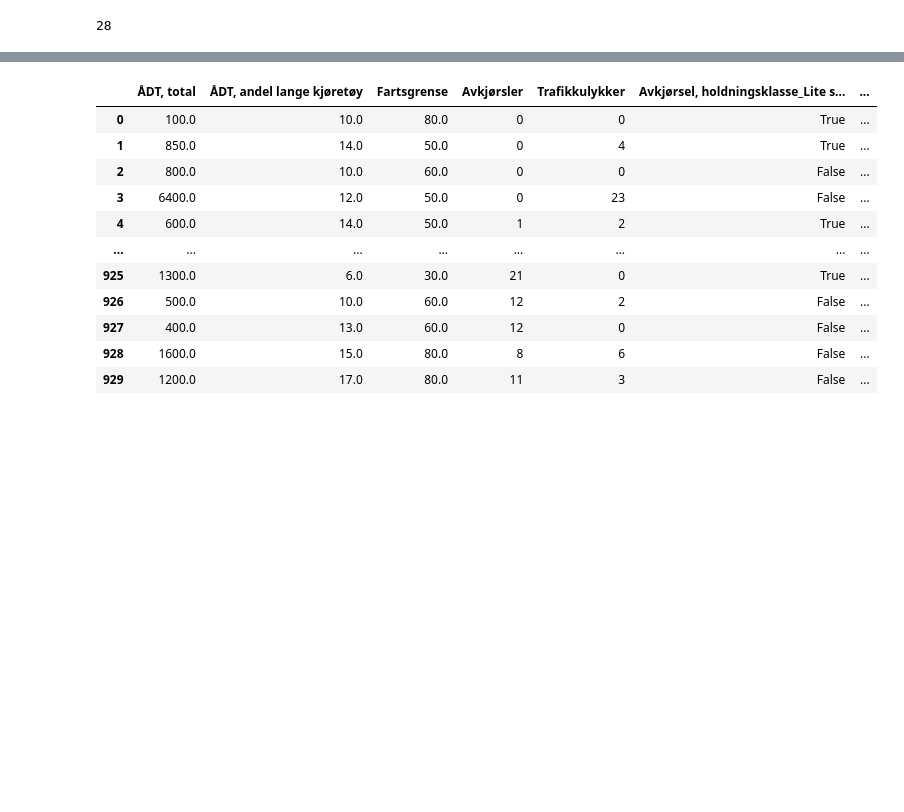
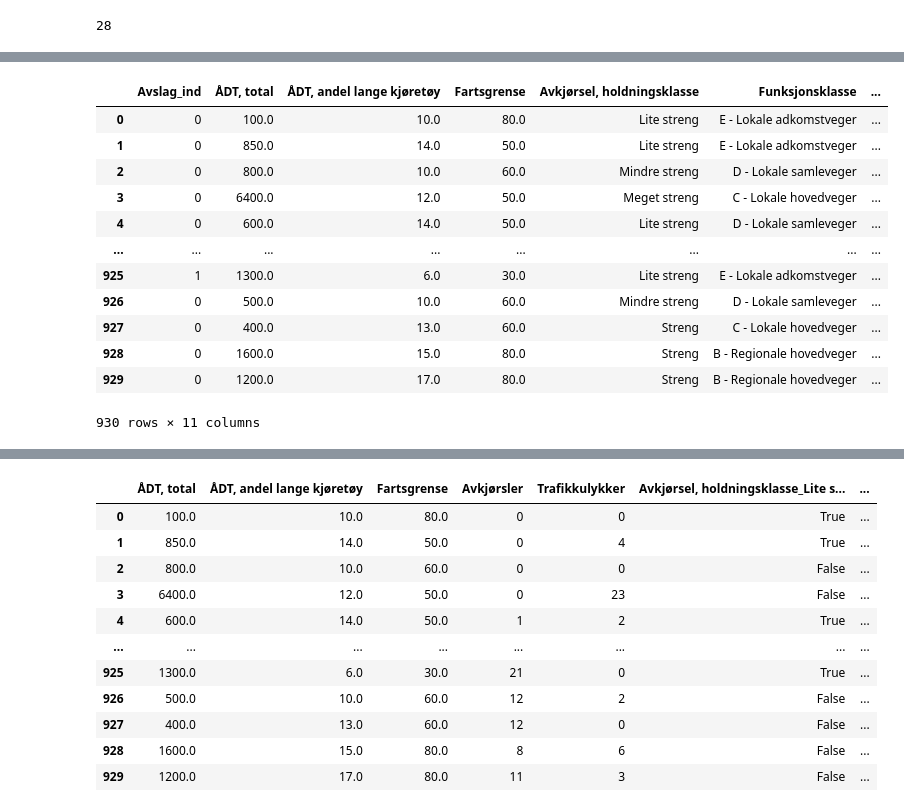
Before and after one commit to sormann/trfkaipoc, a Jupyter notebook: notebooks/avslag_binær-smote.ipynb, the cells around one changed output, grey strips where cells are left out. Drawn from its saved outputs; the diff is of its cells as text; code cells hidden in the pictures; blank space fills up the shorter version.

```diff
--- a/notebooks/avslag_binær-smote.ipynb
+++ b/notebooks/avslag_binær-smote.ipynb
@@ -60,2 +132,18 @@ df_encoded=df_encoded.dropna()
+# %%
+df
+# %% [output]
+|  | Avslag_ind | ÅDT, total | ÅDT, andel lange kjøretøy | Fartsgrense | Avkjørsel, holdningsklasse | Funksjonsklasse | ... |
+| 0 | 0 | 100.0 | 10.0 | 80.0 | Lite streng | E - Lokale adkomstveger | ... |
+| 1 | 0 | 850.0 | 14.0 | 50.0 | Lite streng | E - Lokale adkomstveger | ... |
+| 2 | 0 | 800.0 | 10.0 | 60.0 | Mindre streng | D - Lokale samleveger | ... |
+| 3 | 0 | 6400.0 | 12.0 | 50.0 | Meget streng | C - Lokale hovedveger | ... |
+| 4 | 0 | 600.0 | 14.0 | 50.0 | Lite streng | D - Lokale samleveger | ... |
+| ... | ... | ... | ... | ... | ... | ... | ... |
+| 925 | 1 | 1300.0 | 6.0 | 30.0 | Lite streng | E - Lokale adkomstveger | ... |
+| 926 | 0 | 500.0 | 10.0 | 60.0 | Mindre streng | D - Lokale samleveger | ... |
+| 927 | 0 | 400.0 | 13.0 | 60.0 | Streng | C - Lokale hovedveger | ... |
+| 928 | 0 | 1600.0 | 15.0 | 80.0 | Streng | B - Regionale hovedveger | ... |
+| 929 | 0 | 1200.0 | 17.0 | 80.0 | Streng | B - Regionale hovedveger | ... |
+930 rows × 11 columns
 # %%
 df_encoded['sving_ind'] = np.where(df_encoded['Kurvatur, horisontal'].abs() > 99000, 0, 1)
```
Also changed, not shown: parts of 23 cells of this notebook, 1 other file.
